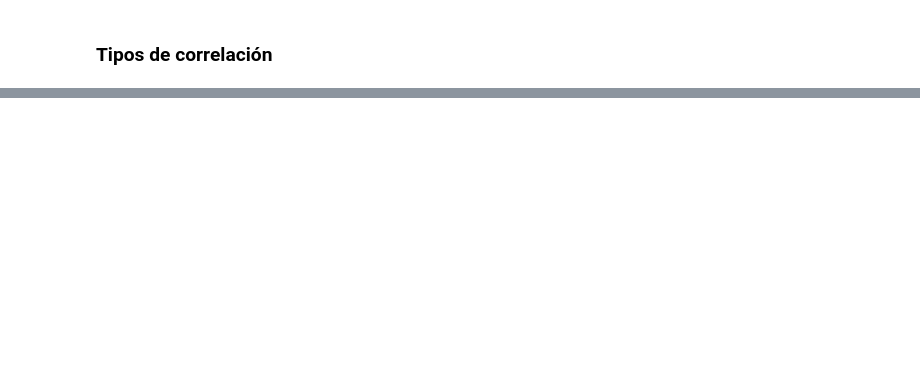
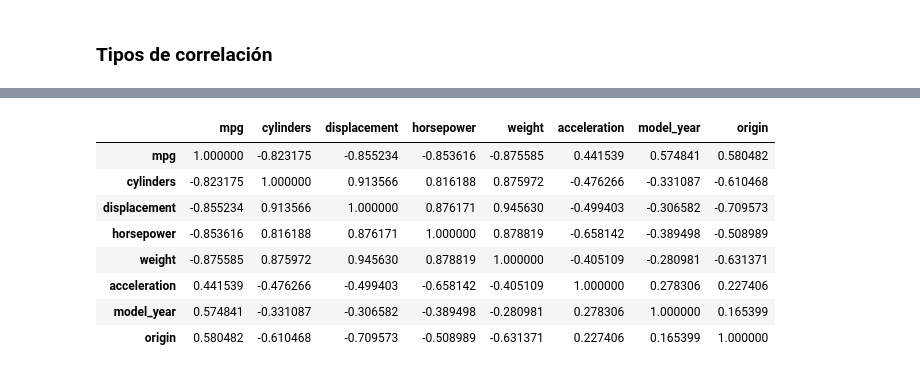
Before and after one commit to brunomaso1/ml-porfolio, a Jupyter notebook: content/posts/jupyter-notebooks/2018/Correlación_de_atributos_python.ipynb, the cells around one changed output, grey strips where cells are left out. Drawn from its saved outputs; the diff is of its cells as text; code cells hidden in the pictures; blank space fills up the shorter version.

```diff
--- a/content/posts/jupyter-notebooks/2018/Correlación_de_atributos_python.ipynb
+++ b/content/posts/jupyter-notebooks/2018/Correlación_de_atributos_python.ipynb
@@ -81,0 +256,13 @@ O sea, 42% de variación de $Y$ puede ser explicada por $X$.
+# %%
+# Correlación spearman.
+data.corr(method='spearman')
+# %% [output]
+|  | mpg | cylinders | displacement | horsepower | weight | acceleration | model_year | origin |
+| mpg | 1.000000 | -0.823175 | -0.855234 | -0.853616 | -0.875585 | 0.441539 | 0.574841 | 0.580482 |
+| cylinders | -0.823175 | 1.000000 | 0.913566 | 0.816188 | 0.875972 | -0.476266 | -0.331087 | -0.610468 |
+| displacement | -0.855234 | 0.913566 | 1.000000 | 0.876171 | 0.945630 | -0.499403 | -0.306582 | -0.709573 |
+| horsepower | -0.853616 | 0.816188 | 0.876171 | 1.000000 | 0.878819 | -0.658142 | -0.389498 | -0.508989 |
+| weight | -0.875585 | 0.875972 | 0.945630 | 0.878819 | 1.000000 | -0.405109 | -0.280981 | -0.631371 |
+| acceleration | 0.441539 | -0.476266 | -0.499403 | -0.658142 | -0.405109 | 1.000000 | 0.278306 | 0.227406 |
+| model_year | 0.574841 | -0.331087 | -0.306582 | -0.389498 | -0.280981 | 0.278306 | 1.000000 | 0.165399 |
+| origin | 0.580482 | -0.610468 | -0.709573 | -0.508989 | -0.631371 | 0.227406 | 0.165399 | 1.000000 |
```
Also changed, not shown: parts of 19 cells of this notebook, 5 other files.
